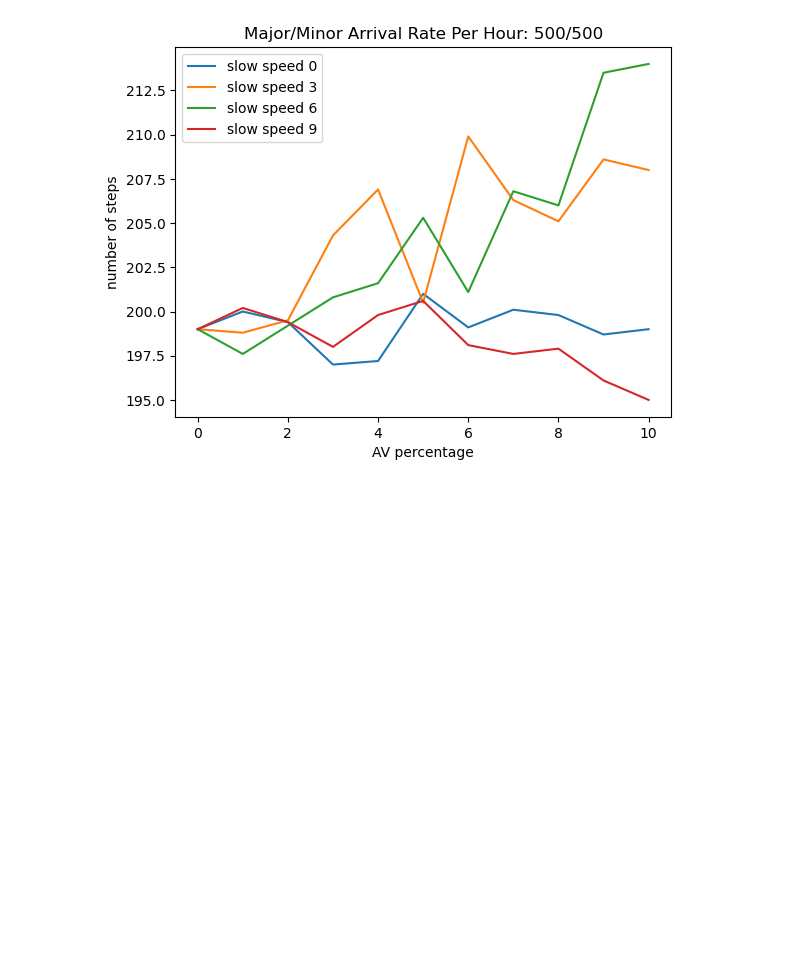
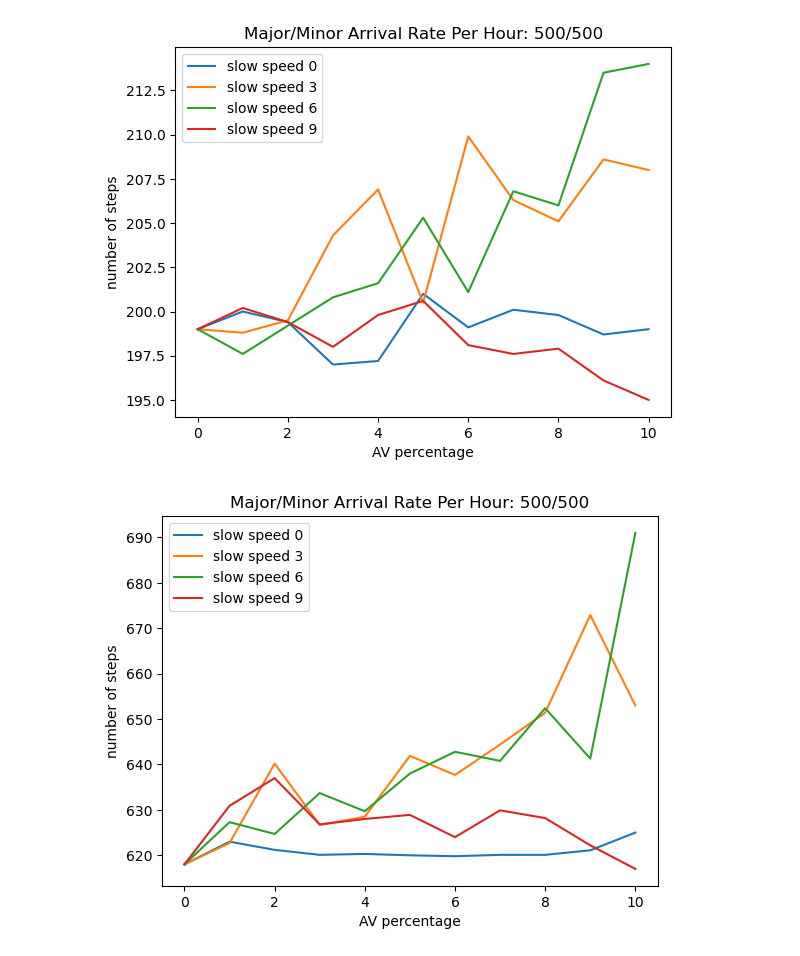
Before and after one commit to Talkraicer/AV_HDV_Sceanrios, a Jupyter notebook: Merge/AV/TraCI/results_analysis.ipynb, the cells around one changed output. Saved outputs shown, nothing was run; the diff lists cells and outputs as text; code cells hidden in the pictures; blank space fills up the shorter version.

```diff
--- a/Merge/AV/TraCI/results_analysis.ipynb
+++ b/Merge/AV/TraCI/results_analysis.ipynb
@@ -33,3 +33,7 @@ plot_results(pd.read_csv("results_10_1000Major.csv"),1000)
 plot_results(pd.read_csv("results_10_500Major.csv"),500)
 # %% [output]
 [figure]
+# %%
+plot_results(pd.read_csv("results_10_500Major_600Duration.csv"),500)
+# %% [output]
+[figure, added]
```
Also changed, not shown: 6 other files.
